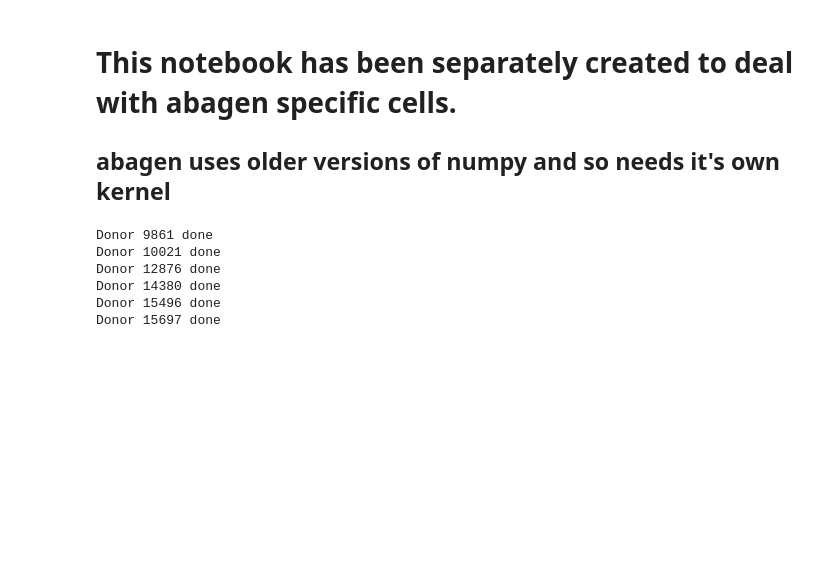
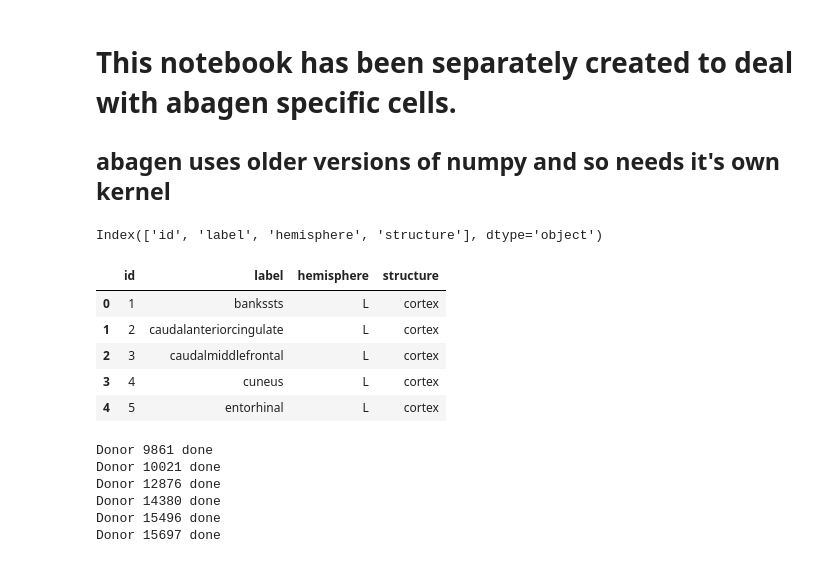
Before and after one commit to RRonium/Neurogenomic-Disease-ML-Pipeline, a Jupyter notebook: notebooks/fetch_allen_data.ipynb, the cells around one changed output. Saved outputs shown, nothing was run; the diff lists cells and outputs as text; code cells hidden in the pictures; blank space fills up the shorter version.

Commit message:
update: new processed dataset for atlas_info and Phase 3 completion

```diff
--- a/notebooks/fetch_allen_data.ipynb
+++ b/notebooks/fetch_allen_data.ipynb
@@ -6,8 +6,19 @@ import abagen
 import pandas as pd
 # %%
 atlas = abagen.fetch_desikan_killiany()
-atlas_image=atlas['image']
-atlas_info=atlas['info']
+atlas_image = atlas['image']
+atlas_info = pd.read_csv(atlas['info'])
+atlas_info.to_csv("../datasets/processed/dk_atlas_info.csv", index=False)
+print(atlas_info.columns)
+atlas_info.head()
+# %% [output]
+Index(['id', 'label', 'hemisphere', 'structure'], dtype='object')
+|  | id | label | hemisphere | structure |
+| 0 | 1 | bankssts | L | cortex |
+| 1 | 2 | caudalanteriorcingulate | L | cortex |
+| 2 | 3 | caudalmiddlefrontal | L | cortex |
+| 3 | 4 | cuneus | L | cortex |
+| 4 | 5 | entorhinal | L | cortex |
 # %%
 donor_ids = ['9861', '10021', '12876', '14380', '15496', '15697']
 
```
Also changed, not shown: 2 other files.
